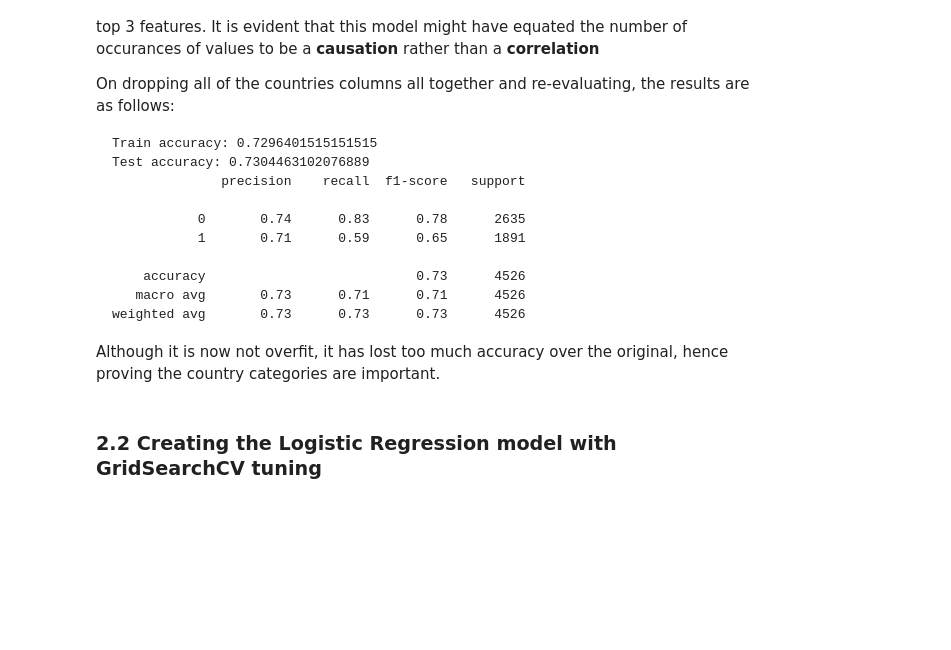
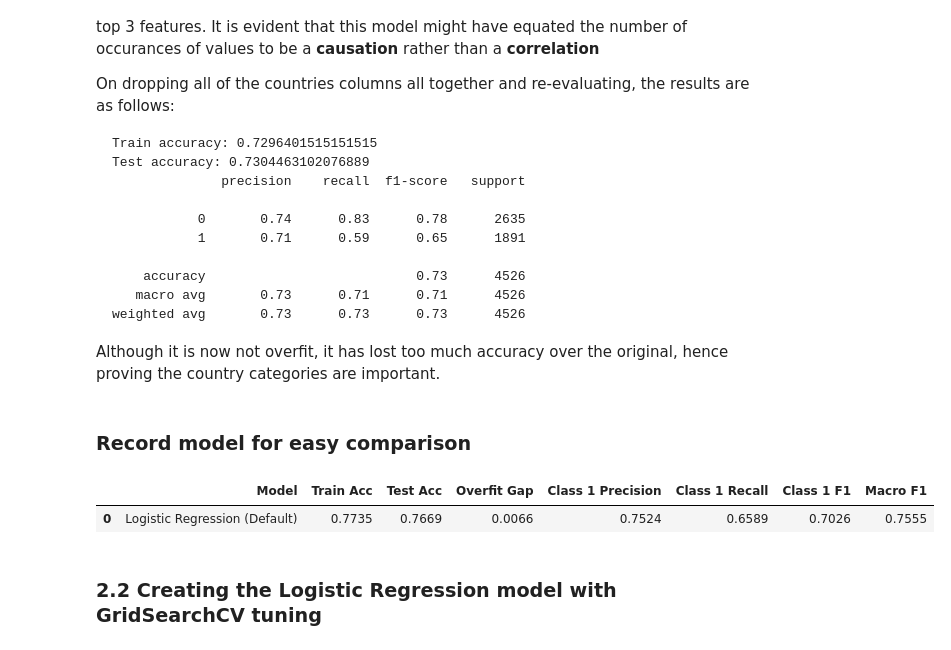
Before and after one commit to Matsuzaki-Yuta/CAB330_Assignment1, a Jupyter notebook: models/regression.ipynb, the cells around one changed output. Drawn from its saved outputs; the diff is of its cells as text; code cells hidden in the pictures; blank space fills up the shorter version.

Commit message:
Add model comparison functions and record model metrics in regression notebook

````diff
--- a/models/regression.ipynb
+++ b/models/regression.ipynb
@@ -26,3 +28,35 @@ X_train, X_test, y_train, y_test = train_test_split(
+# %%
+from sklearn.metrics import classification_report
+
+model_results = []
+
+def record_model(model_name, model, X_train, y_train, X_test, y_test):
+    """
+    Evaluates the model, appends metrics to model_results,
+    and returns a comparison DataFrame for easier reference
+    (No need to scroll up to compare results)
+    """
+    train_acc = model.score(X_train, y_train)
+    test_acc = model.score(X_test, y_test)
+
+    y_pred = model.predict(X_test)
+
+    # While looking at params for classification_report, I found output_dict;
+    # output_dict allows this function to work and creates indexing
+    report = classification_report(y_test, y_pred, output_dict=True)
+
+    model_results.append({
+        "Model": model_name,
+        "Train Acc": round(train_acc, 4),
+        "Test Acc": round(test_acc, 4),
+        "Overfit Gap": round(train_acc - test_acc, 4),
+        "Class 1 Precision": round(report['1']['precision'], 4),
+        "Class 1 Recall": round(report['1']['recall'], 4),
+        "Class 1 F1": round(report['1']['f1-score'], 4),
+        "Macro F1": round(report['macro avg']['f1-score'], 4)
+    })
+
+    return pd.DataFrame(model_results)
 # %% [markdown]
 # Standardisation
 ### 1. Additional preprocessing on the dataset
@@ -149,6 +183,13 @@ weighted avg       0.73      0.73      0.73      4526
 ```
 
 Although it is now not overfit, it has lost too much accuracy over the original, hence proving the country categories are important.
+# %% [markdown]
+### Record model for easy comparison
+# %%
+record_model("Logistic Regression (Default)", model, X_train, y_train, X_test, y_test)
+# %% [output]
+|  | Model | Train Acc | Test Acc | Overfit Gap | Class 1 Precision | Class 1 Recall | Class 1 F1 | Macro F1 |
+| 0 | Logistic Regression (Default) | 0.7735 | 0.7669 | 0.0066 | 0.7524 | 0.6589 | 0.7026 | 0.7555 |
 # %% [markdown]
 ### 2.2 Creating the Logistic Regression model with GridSearchCV tuning
 # %% [markdown]
````
Also changed, not shown: parts of 4 cells of this notebook.
